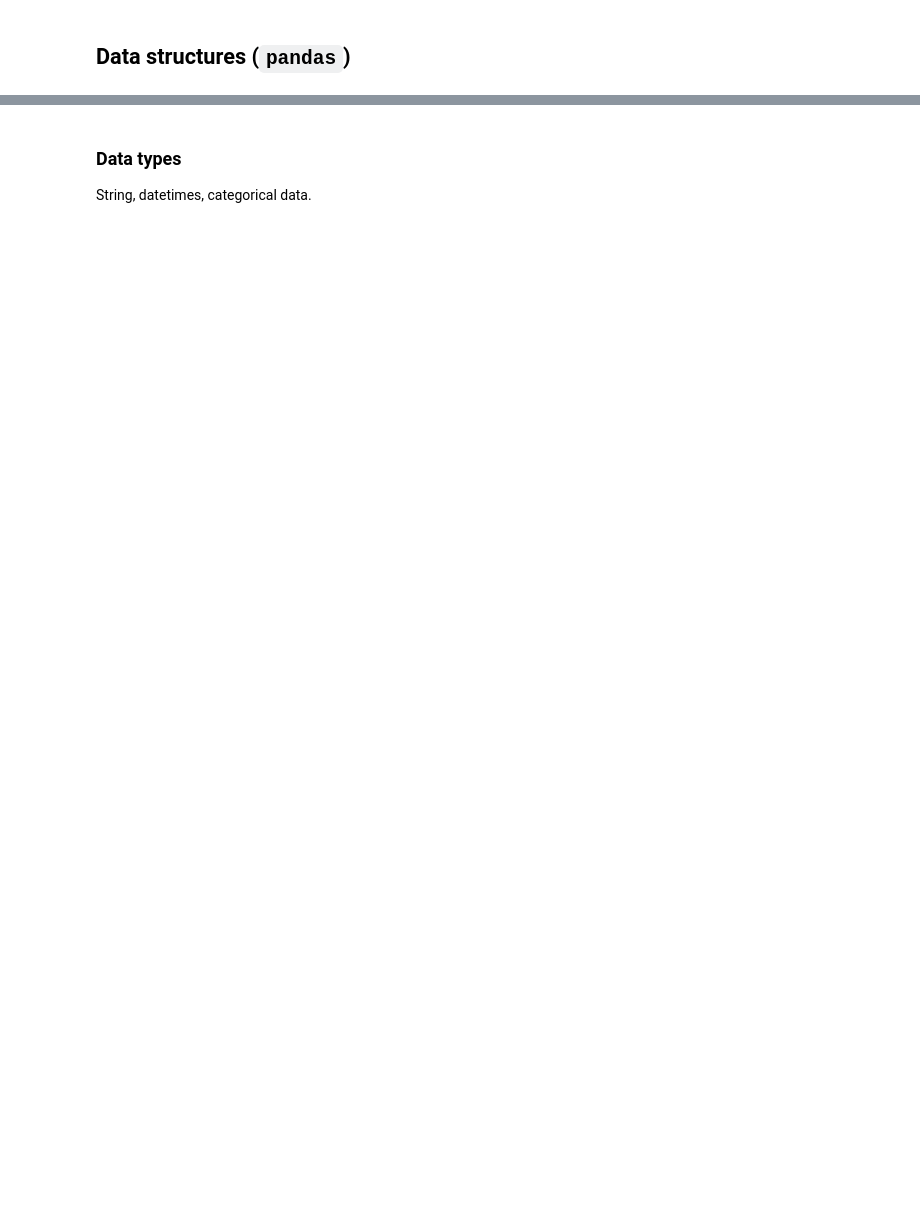
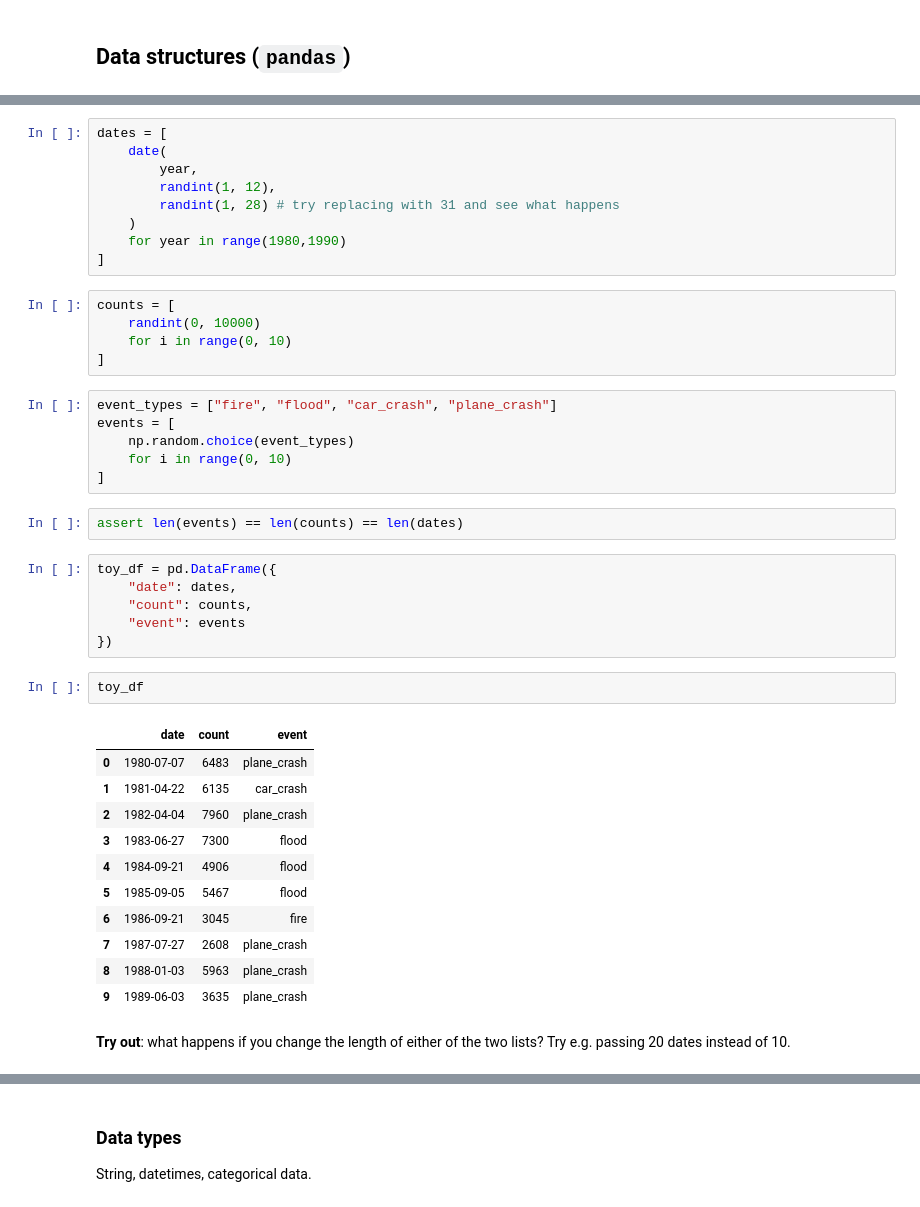
Before and after one commit to mromanello/ADA-DHOxSS, a Jupyter notebook: notebooks/2.1 Skills.ipynb, the cells around one changed output, grey strips where cells are left out. Drawn from its saved outputs; the diff is of its cells as text; blank space fills up the shorter version.

```diff
--- a/notebooks/2.1 Skills.ipynb
+++ b/notebooks/2.1 Skills.ipynb
@@ -34,0 +549,44 @@ In this notebook we will:
+# %%
+dates = [
+    date(
+        year,
+        randint(1, 12),
+        randint(1, 28) # try replacing with 31 and see what happens
+    )
+    for year in range(1980,1990)
+]
+# %%
+counts = [
+    randint(0, 10000)
+    for i in range(0, 10)
+]
+# %%
+event_types = ["fire", "flood", "car_crash", "plane_crash"]
+events = [
+    np.random.choice(event_types)
+    for i in range(0, 10)
+]
+# %%
+assert len(events) == len(counts) == len(dates)
+# %%
+toy_df = pd.DataFrame({
+    "date": dates,
+    "count": counts,
+    "event": events
+})
+# %%
+toy_df
+# %% [output]
+|  | date | count | event |
+| 0 | 1980-07-07 | 6483 | plane_crash |
+| 1 | 1981-04-22 | 6135 | car_crash |
+| 2 | 1982-04-04 | 7960 | plane_crash |
+| 3 | 1983-06-27 | 7300 | flood |
+| 4 | 1984-09-21 | 4906 | flood |
+| 5 | 1985-09-05 | 5467 | flood |
+| 6 | 1986-09-21 | 3045 | fire |
+| 7 | 1987-07-27 | 2608 | plane_crash |
+| 8 | 1988-01-03 | 5963 | plane_crash |
+| 9 | 1989-06-03 | 3635 | plane_crash |
+# %% [markdown]
+**Try out**: what happens if you change the length of either of the two lists? Try e.g. passing 20 dates instead of 10.
```
Also changed, not shown: parts of 212 cells of this notebook.
